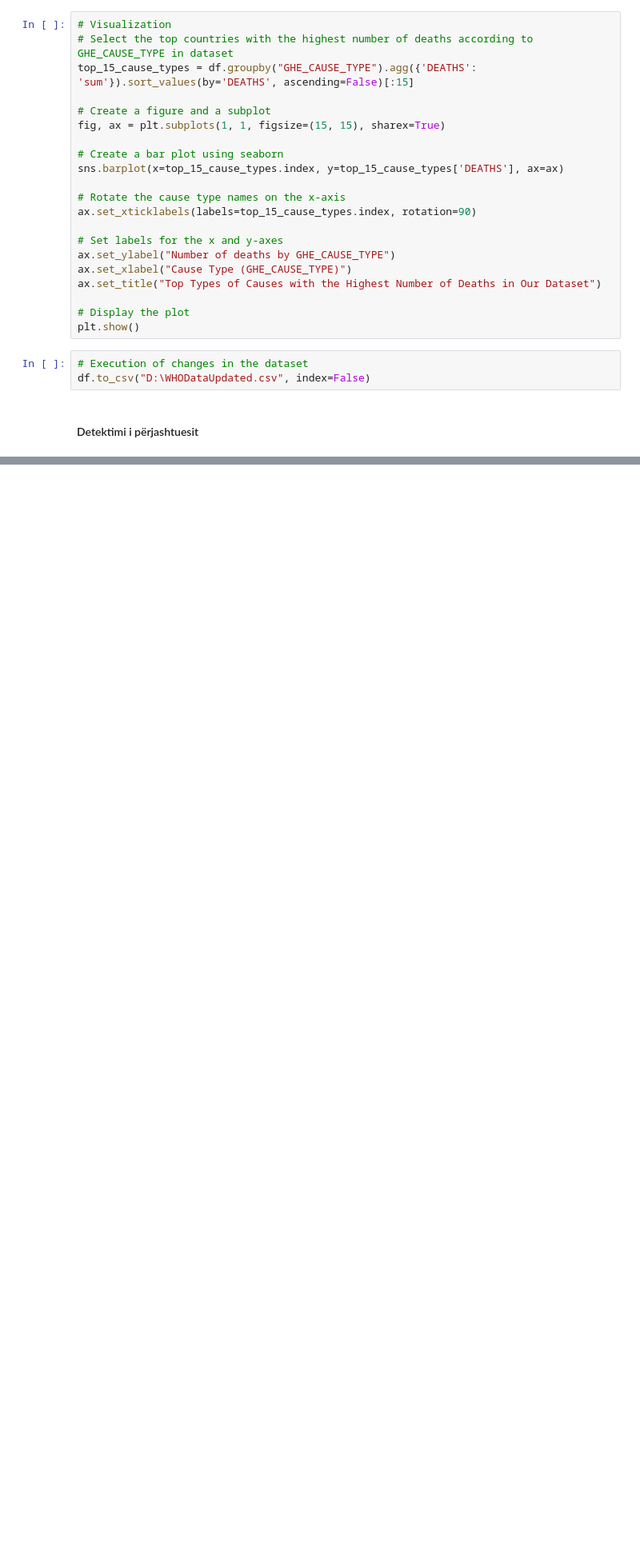
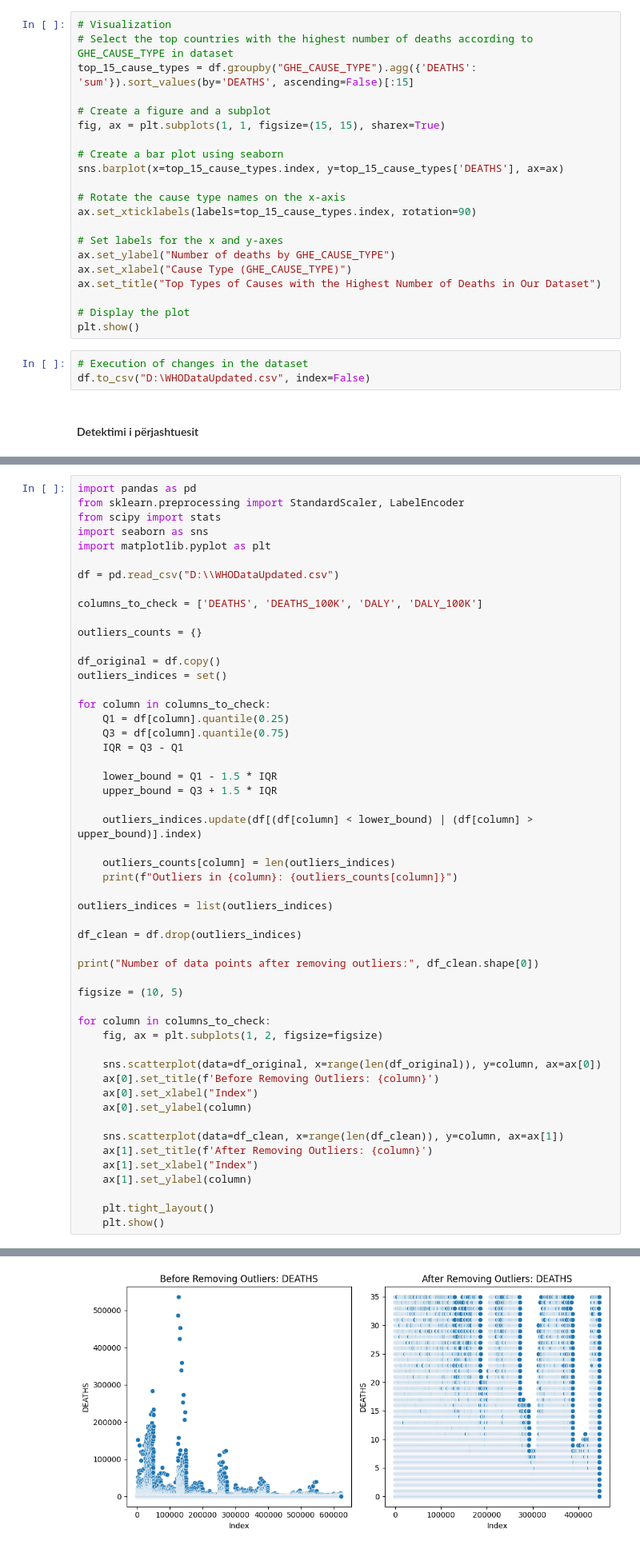
Before and after one commit to Albiona00/Leading-cause-of-DALY-Death, a Jupyter notebook: data-preprocessing/main.ipynb, the cells around one changed output, grey strips where cells are left out. Shown at 80% size. Drawn from its saved outputs; the diff is of its cells as text; blank space fills up the shorter version.

```diff
--- a/data-preprocessing/main.ipynb
+++ b/data-preprocessing/main.ipynb
@@ -358,0 +312,53 @@ Number of datas after removing outliers: 541816
+# %%
+import pandas as pd
+from sklearn.preprocessing import StandardScaler, LabelEncoder
+from scipy import stats
+import seaborn as sns
+import matplotlib.pyplot as plt
+
+df = pd.read_csv("D:\\WHODataUpdated.csv")
+
+columns_to_check = ['DEATHS', 'DEATHS_100K', 'DALY', 'DALY_100K']
+
+outliers_counts = {}
+
+df_original = df.copy()
+outliers_indices = set()
+
+for column in columns_to_check:
+    Q1 = df[column].quantile(0.25)
+    Q3 = df[column].quantile(0.75)
+    IQR = Q3 - Q1
+
+    lower_bound = Q1 - 1.5 * IQR
+    upper_bound = Q3 + 1.5 * IQR
+
+    outliers_indices.update(df[(df[column] < lower_bound) | (df[column] > upper_bound)].index)
+
+    outliers_counts[column] = len(outliers_indices)
+    print(f"Outliers in {column}: {outliers_counts[column]}")
+
+outliers_indices = list(outliers_indices)
+
+df_clean = df.drop(outliers_indices)
+
+print("Number of data points after removing outliers:", df_clean.shape[0])
+
+figsize = (10, 5)
+
+for column in columns_to_check:
+    fig, ax = plt.subplots(1, 2, figsize=figsize)
+
+    sns.scatterplot(data=df_original, x=range(len(df_original)), y=column, ax=ax[0])
+    ax[0].set_title(f'Before Removing Outliers: {column}')
+    ax[0].set_xlabel("Index")
+    ax[0].set_ylabel(column)
+
+    sns.scatterplot(data=df_clean, x=range(len(df_clean)), y=column, ax=ax[1])
+    ax[1].set_title(f'After Removing Outliers: {column}')
+    ax[1].set_xlabel("Index")
+    ax[1].set_ylabel(column)
+
+    plt.tight_layout()
+    plt.show()
+# %% [output]
@@ -358,0 +370 @@ Number of datas after removing outliers: 541816
+[figure, added]
```
Also changed, not shown: parts of 2 cells of this notebook.
